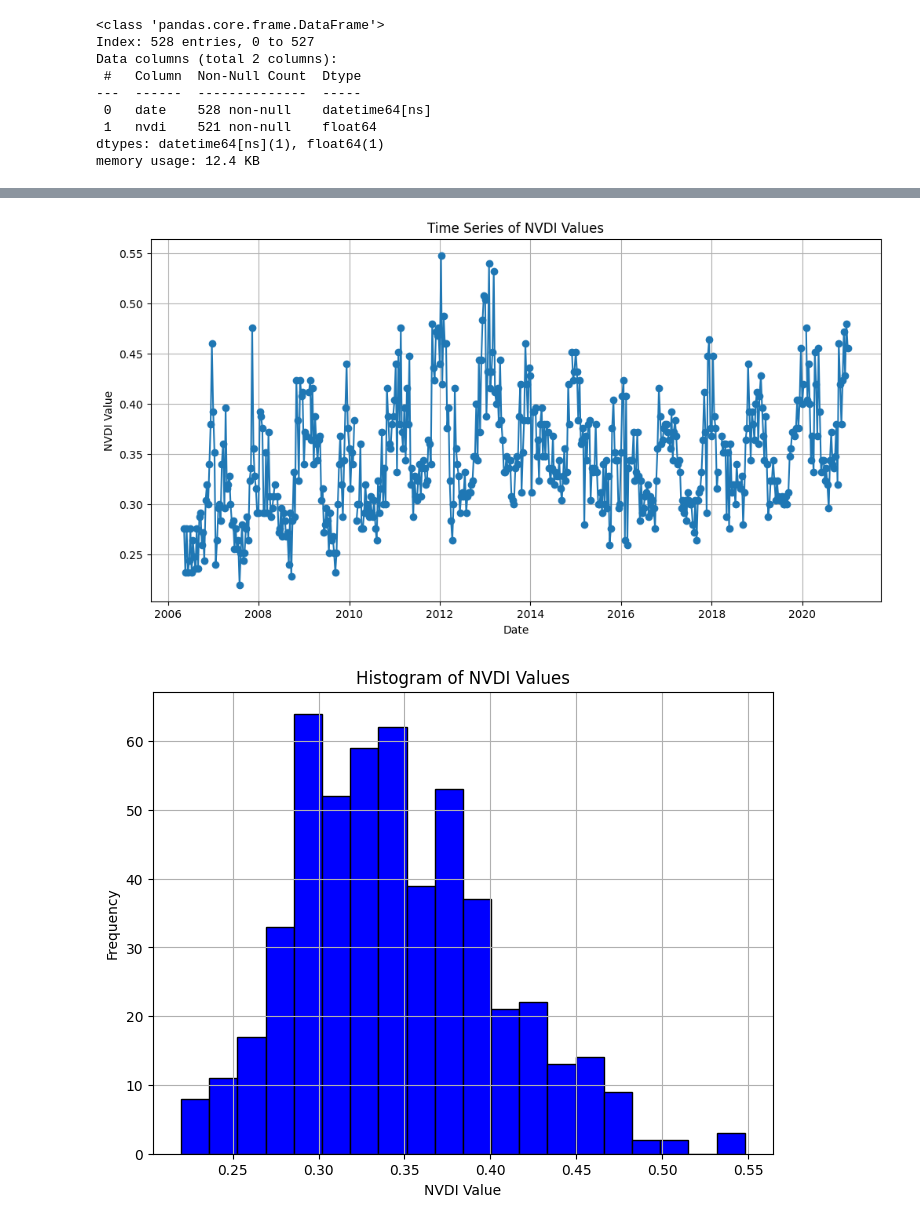
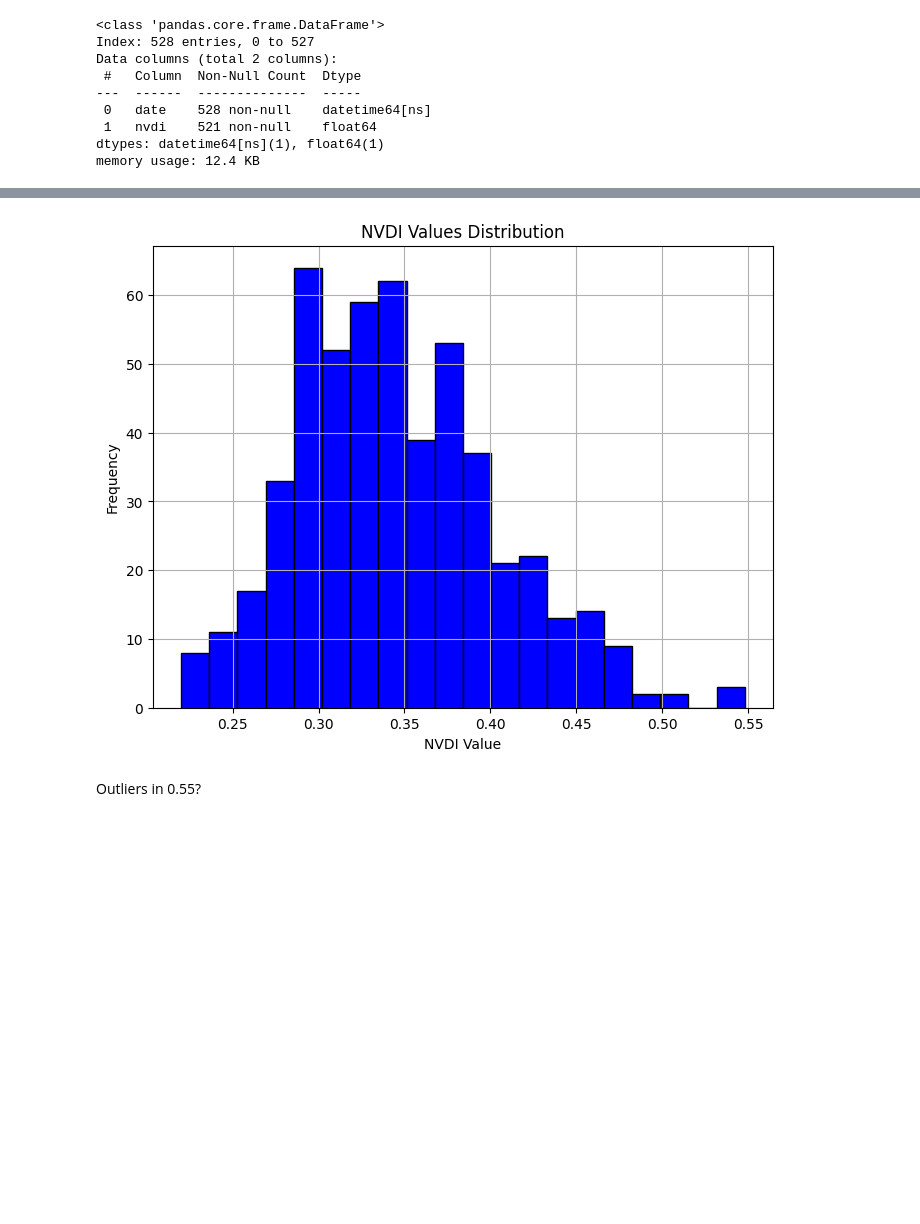
Before and after one commit to Zrive/zrive-ds-4q23-olive, a Jupyter notebook: notebooks/initial_climate_data_eda.ipynb, the cells around one changed output, grey strips where cells are left out. Cells and saved outputs as stored; diff of their text form; code cells hidden in the pictures; blank space fills up the shorter version.

```diff
--- a/notebooks/initial_climate_data_eda.ipynb
+++ b/notebooks/initial_climate_data_eda.ipynb
@@ -180,24 +362,16 @@ plt.show()
 # %%
-# Time Series Plot
-plt.figure(figsize=(12, 6))
-plt.plot(ds_nvdi['date'], ds_nvdi['nvdi'], marker='o', linestyle='-')
-plt.title('Time Series of NVDI Values')
-plt.xlabel('Date')
-plt.ylabel('NVDI Value')
-plt.grid(True)
-plt.show()
-
 # Histogram of distribution
 plt.figure(figsize=(8, 6))
 plt.hist(ds_nvdi['nvdi'], bins=20, color='blue', edgecolor='black')
-plt.title('Histogram of NVDI Values')
+plt.title('NVDI Values Distribution')
 plt.xlabel('NVDI Value')
 plt.ylabel('Frequency')
 plt.grid(True)
 plt.show()
 # %% [output]
-[figure, old version]
+[figure, new version]
-[figure, removed]
+# %% [markdown]
+Outliers in 0.55?
 # %% [markdown]
 NaNs??
 In this case, the time between each value is 10 days apart, doing a mean or LCF wouldn't be a good solution
```
Also changed, not shown: parts of 30 cells of this notebook, 2 other files.
